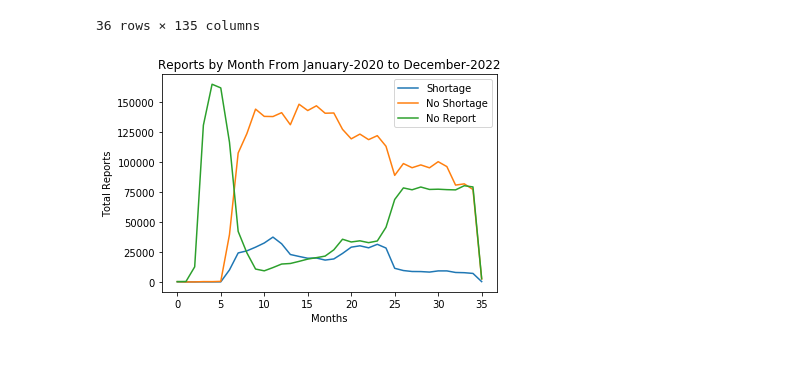
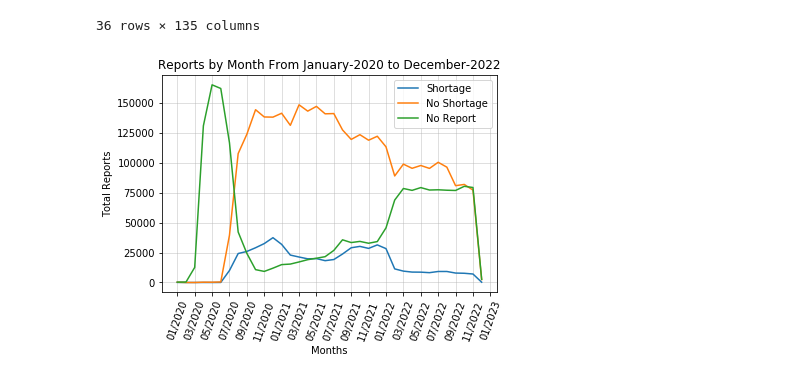
Before and after one commit to nkeplinger/healthcare_module7, a Jupyter notebook: Chronological_Analysis.ipynb, the cells around one changed output. Drawn from its saved outputs; the diff is of its cells as text; code cells hidden in the pictures.

Commit message:
new plot and png output

```diff
--- a/Chronological_Analysis.ipynb
+++ b/Chronological_Analysis.ipynb
@@ -71,15 +72,21 @@ sum_by_year
 # %%
 # plot ALL REPORTS for critical staffing shortage BY EACH MONTH from the dataset and save to png
 plt.plot(sum_by_year['critical_staffing_shortage_today_yes'])
 plt.plot(sum_by_year['critical_staffing_shortage_today_no'])
 plt.plot(sum_by_year['critical_staffing_shortage_today_not_reported'])
 plt.legend(['Shortage', 'No Shortage', 'No Report'])
 plt.ylabel('Total Reports')
 plt.xlabel('Months')
 plt.title('Reports by Month From {} to {}'.format(datetime.strptime(data['date'].min(), '%Y/%m/%d').strftime('%B-%Y'),
                                                datetime.strptime(data['date'].max(), '%Y/%m/%d').strftime('%B-%Y')
                                               ))
+labels = []
+for x in np.arange(0,36,2):
+    labels.append('{}/{}'.format(sum_by_year['month'][x], sum_by_year['year'][x]))
+labels.append('01/2023')
+plt.xticks(ticks=np.arange(0,37, 2), labels=labels, rotation=70)
+plt.grid(alpha=.5)
 plt.savefig('output/1-1.png')
 plt.show()
 # %% [output]
-[figure, old version]
+[figure, new version]
```
Also changed, not shown: parts of 3 cells of this notebook, 2 other files.
